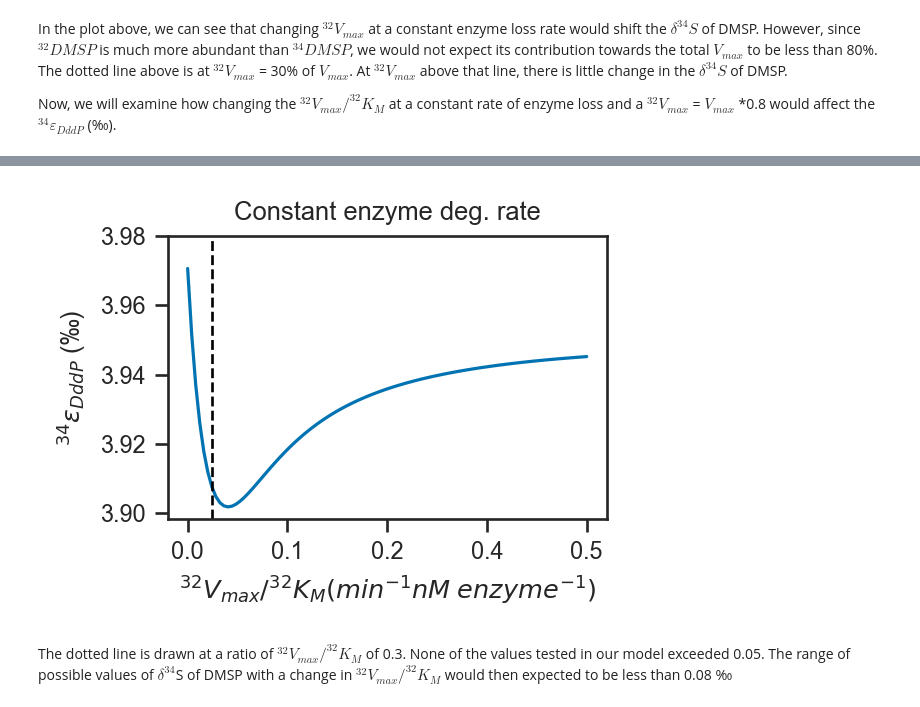
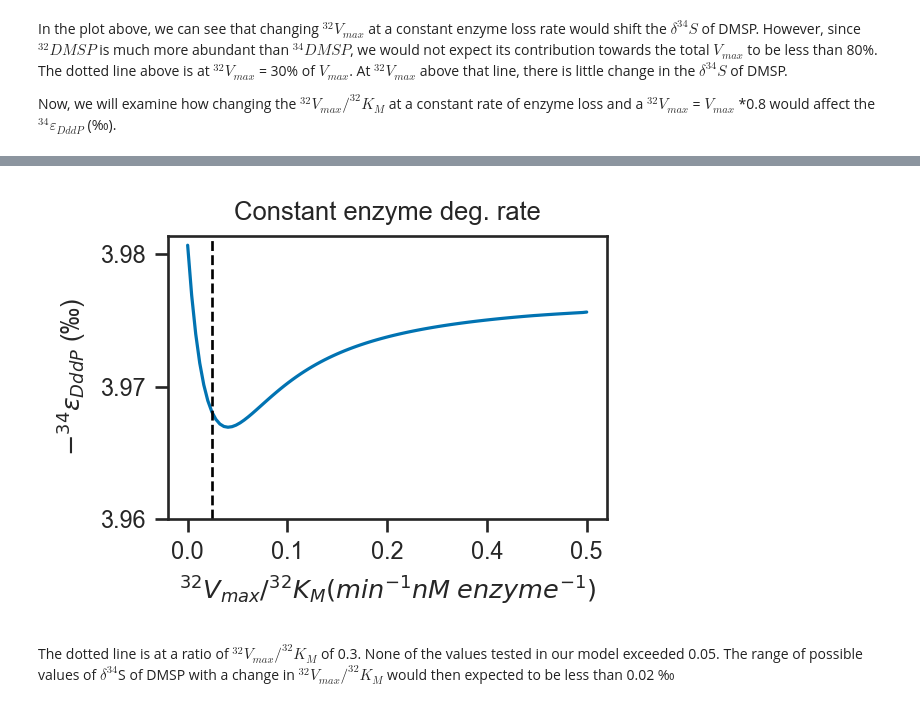
Before and after one commit to daniosro/DMSP, a Jupyter notebook: code/templates/Enzyme_degradation_modelling.ipynb, the cells around one changed output, grey strips where cells are left out. Cells and saved outputs as stored; diff of their text form; code cells hidden in the pictures.

Commit message:
plotting features and text edited

```diff
--- a/code/templates/Enzyme_degradation_modelling.ipynb
+++ b/code/templates/Enzyme_degradation_modelling.ipynb
@@ -424,15 +442,15 @@ ax2 = plt.subplot(223)
 ax3 = plt.subplot(122)
 
 #Assing plots to axes
-ax1.plot(df_DMSP['-ln_fr_no_enz_deg'], df_DMSP['d34s_no_enz_deg'], color ='#0072B2')
-ax2.plot(df_DMSP['-ln_fr_enz_deg'], df_DMSP['d34s_enz_deg'], color='#D55E00')
-ax3.plot(df_DMSP['Time'], df_DMSP['d34s_no_enz_deg'],
-label ='$\delta^{34}{S}$ without deg', color ='#0072B2')
-ax3.plot(df_DMSP['Time'], df_DMSP['d34s_enz_deg'],
-label='$\delta^{34}{S}$ with deg', color ='#D55E00')
+ax1.plot(df_DMSP['-ln_fr_no_enz_deg'], df_DMSP['ln_delta_p1_no_enz_deg'], color ='#0072B2')
+ax2.plot(df_DMSP['-ln_fr_enz_deg'], df_DMSP['ln_delta_p1_enz_deg'], color='#D55E00')
+ax3.plot(df_DMSP['Time'], df_DMSP['ln_delta_p1_no_enz_deg'],
+label ='$\delta^{34}{S}$ without enzyme deg.', color ='#0072B2')
+ax3.plot(df_DMSP['Time'], df_DMSP['ln_delta_p1_enz_deg'],
+label='$\delta^{34}{S}$ with enzyme deg.', color ='#D55E00')
 
 #Add axes labels and legends to the first plot
-ax1.set_ylabel ('$\delta ^{34}$S DMSP$_{VCDT}$ (‰)')
+ax1.set_ylabel ('ln($\delta ^{34}S_{VCDT}$ +1) (‰)')
 ax1.set_xlabel ('-ln $f_{R}$')
 ax1.set_yticks(np.linspace(14,28,5))
 
@@ -446,7 +464,7 @@ ax1.text(1, 0, '$^{34}$$\epsilon$ = %s ‰' %(-slope_0.round(2)), transform=ax1.
     verticalalignment='bottom', horizontalalignment='right', fontsize=10)
 
 #Add axes labels and legends to the second plot
-ax2.set_ylabel ('$\delta ^{34}$S DMSP$_{VCDT}$ (‰)')
+ax2.set_ylabel ('ln($\delta ^{34}S_{VCDT}$ +1) (‰)')
 ax2.set_xlabel ('-ln $f_{R}$')
 ax2.set_ylim (14,19)
 ax2.set_title('Fractionation of S isotopes in \n DMSP with enz. degradation')
@@ -460,7 +478,7 @@ ax2.text(1, 0, '$^{34}$$\epsilon$ = %s ‰' %(-slope_k.round(2)), transform=ax2.
 
 #Add axes labels and legends
 ax3.set_xlabel ('Time (min)')
-ax3.set_ylabel ('$\delta ^{34}$S DMSP$_{VCDT}$ (‰)')
+ax3.set_ylabel ('ln($\delta ^{34}S_{VCDT}$ +1) (‰)')
 ax3.set_xlim (0,60)
 ax3.set_yticks(range(14,35,4))
 ax3.set_ylim (14,34)
@@ -475,7 +493,7 @@ df_group = df_dddp.groupby(['Replicate'])
 for i, (group, data) in enumerate(df_group):
 
 #Plot experimental data
-    ax3.scatter(data.Time_min, data.d34S_approx_DMSP, color = '#864410')
+    ax3.scatter(data.Time_min, data.d34S_approx_DMSP, color = '#D55E00')
 
 #Show legend
 ax3.legend()
@@ -520,7 +538,7 @@ for i in k:
     r_34 = DMSP_34/DMSP_32
     # Calculate d34S and total DMSP
     d34s = (np.divide(r_34,r_34_std)-1) * 1000
-    lin_app_d34s = 1000*np.log(1+d34s/1000)
+    ln_d34s_p1 = 1000*np.log(1+d34s/1000)
     total = DMSP_34+DMSP_32
     #Calculate the fraction of reactant remaining
     f_r = total/dmsp_init
@@ -529,7 +547,7 @@ for i in k:
 
     #Get the slope of the line in a plot of -ln (f_R) vs. the linear approximation to the d34s of DMSP,
     #equivalent to the fractionation factor
-    slope, _, _, _, _ = linregress(minusnatlog_f_r, lin_app_d34s)
+    slope, _, _, _, _ = linregress(minusnatlog_f_r, ln_d34s_p1)
     #Append the fractionation factors for different rates of enzyme degradation to the previously created empty list
     slopes.append(slope)
     #Append the rate of enzyme degradation to the previously created empty list
@@ -611,7 +629,7 @@ for i in vmax_32:
     r_34 = DMSP_34/DMSP_32
     # Calculate d34S and total DMSP
     d34s = (np.divide(r_34,r_34_std)-1) * 1000
-    lin_app_d34s = 1000*np.log(1+d34s/1000)
+    ln_d34s_p1 = 1000*np.log(1+d34s/1000)
     total = DMSP_34+DMSP_32
     #Calculate the fraction of reactant remaining
     f_r = total/dmsp_init
@@ -620,7 +638,7 @@ for i in vmax_32:
 
     #Get the slope of the line in a plot of -ln (f_R) vs. the linear approximation to the d34s of DMSP,
     #equivalent to the fractionation factor
-    slope, _, _, _, _ = linregress(minusnatlog_f_r, lin_app_d34s)
+    slope, _, _, _, _ = linregress(minusnatlog_f_r, ln_d34s_p1)
     #Append the fractionation factors for different Vmax to the previously created empty list
     slopes.append(slope)
     #Append the Vmax to the previously created empty list
@@ -700,7 +718,7 @@ for i in kappa_32:
     r_34 = DMSP_34/DMSP_32
     # Calculate d34S and total DMSP
     d34s = (np.divide(r_34,r_34_std)-1) * 1000
-    lin_app_d34s = 1000*np.log(1+d34s/1000)
+    ln_d34s_p1 = 1000*np.log(1+d34s/1000)
     total = DMSP_34+DMSP_32
     #Calculate the fraction of reactant remaining
     f_r = total/dmsp_init
@@ -709,7 +727,7 @@ for i in kappa_32:
 
     #Get the slope of the line in a plot of -ln (f_R) vs. the linear approximation to the d34s of DMSP,
     #equivalent to the fractionation factor
-    slope, _, _, _, _ = linregress(minusnatlog_f_r, lin_app_d34s)
+    slope, _, _, _, _ = linregress(minusnatlog_f_r, ln_d34s_p1)
     #Append the fractionation factors for different Vmax to the previously created empty list
     slopes.append(slope)
     #Append the Vmax to the previously created empty list
@@ -740,23 +758,23 @@ df_34e_variable_32ratio.head()
 # %%
 #Create figure
 fig, ax = plt.subplots(figsize=(2.95, 1.95), dpi=192)
 #Plot the Vmax vs. the linear approximation to the d34s of DMSP
 plt.plot(df_34e_variable_32ratio['32ratio'], df_34e_variable_32ratio['34epsilon'])
 
 # #Adjust y axis tick marks and decimal places#ax.set_yticks(np.linspace(3.9,3.98,5))
 ax.set_xticks(np.linspace(0,0.5,5))
-ax.set_yticks(np.linspace(3.9,3.98,5))
+ax.set_yticks(np.linspace(3.96,3.98,3))
 plt.gca().yaxis.set_major_formatter(StrMethodFormatter('{x:,.2f}'))
 plt.gca().xaxis.set_major_formatter(StrMethodFormatter('{x:,.1f}'))
 # #Add title and axes labels
 plt.title ('Constant enzyme deg. rate')
 plt.xlabel ('$^{32}V_{max}/^{32}K_{M} (min^{-1}nM\;enzyme^{-1})$')
-plt.ylabel ('$^{34}\epsilon_{DddP}$ (‰)')
+plt.ylabel ('$-^{34}\epsilon_{DddP}$ (‰)')
 ax.axvline(linewidth=1, x = 0.03, color='black', linestyle='--')
 
 #Save figure
 fig.savefig(f'{homedir}/figures/enz_deg/modelling/change_in_34epsilon_with_32ratio.pdf', bbox_inches='tight')
 # %% [output]
-[figure, old version]
+[figure, new version]
 # %% [markdown]
-The dotted line is drawn at a ratio of $^{32}V_{max}/^{32}K_{M}$ of 0.3. None of the values tested in our model exceeded 0.05. The range of possible values of $\delta ^{34}$S of DMSP with a change in $^{32}V_{max}/^{32}K_{M}$ would then expected to be less than 0.08 ‰
+The dotted line is at a ratio of $^{32}V_{max}/^{32}K_{M}$ of 0.3. None of the values tested in our model exceeded 0.05. The range of possible values of $\delta ^{34}$S of DMSP with a change in $^{32}V_{max}/^{32}K_{M}$ would then expected to be less than 0.02 ‰
```
Also changed, not shown: parts of 17 cells of this notebook, 2 other files.
